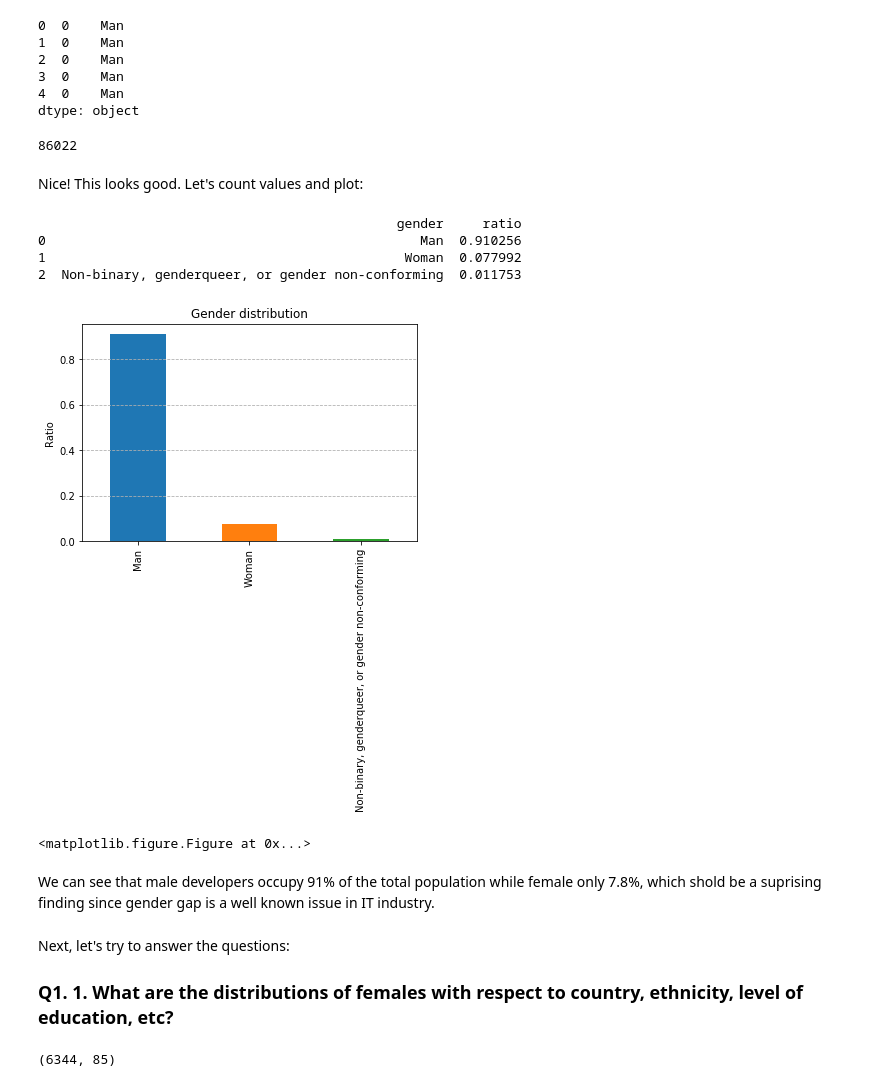
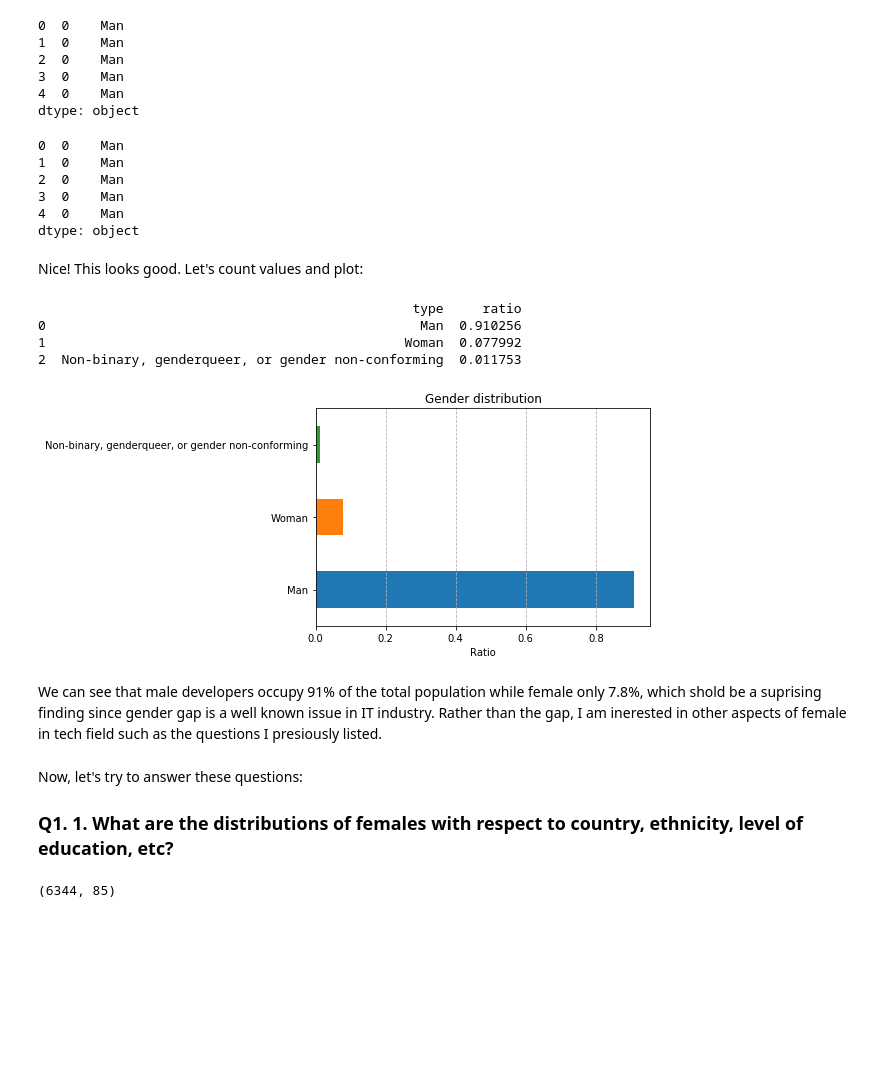
Before and after one commit to Lamasheg/stackoverflow_survey_2019, a Jupyter notebook: stackoverflow_survey.ipynb, the cells around one changed output. Saved outputs shown, nothing was run; the diff lists cells and outputs as text; code cells hidden in the pictures; blank space fills up the shorter version.

Commit message:
Finished 1st question

```diff
--- a/stackoverflow_survey.ipynb
+++ b/stackoverflow_survey.ipynb
@@ -98,40 +88,66 @@ gender_splitted.head()
 3  0    Man
 4  0    Man
 dtype: object
-# %%
-gender_splitted.shape[0]
-# %% [output]
-86022
+# %%
+gender_splitted.head()
+# %% [output]
+0  0    Man
+1  0    Man
+2  0    Man
+3  0    Man
+4  0    Man
+dtype: object
 # %% [markdown]
 Nice! This looks good. Let's count values and plot:
 # %%
-gender_ratio = gender_splitted.value_counts()/gender_splitted.shape[0]
-gender_df = pd.DataFrame(pd.Series(gender_ratio)).reset_index()
-gender_df.columns=['gender','ratio']
+def count_and_plot(s,title):
+    '''
+    INPUT:
+        - s : a pd series (a column sliced from a dataframe) to perform value_count
+        - col - string : the name of the column you would like to know about
+        - title - string : the title of the chart
+    OUTPUT:
+        - vc - number : the count of each attribute in chosen column
+    '''
+    ratio = s.value_counts()/s.shape[0]
+    df = pd.DataFrame(pd.Series(ratio)).reset_index()
+    df.columns = ['type','ratio']
+    print(df.head(10))
+    ratio[:10].plot(kind='barh')
+    plt.title(title)
+    plt.grid(axis='x',linestyle='--')
+    plt.xlabel('Ratio')
+    plt.savefig(title)
 
-gender_count.plot(kind='bar')
-print(gender_df)
-plt.title('Gender distribution')
-plt.grid(axis='y',linestyle='--')
-plt.ylabel('Ratio')
-plt.show()
-plt.savefig('gender')
+# gender_ratio = gender_splitted.value_counts()/gender_splitted.shape[0]
+# gender_df = pd.DataFrame(pd.Series(gender_ratio)).reset_index()
+# gender_df.columns = ['gender','ratio']
+
+# gender_ratio.plot(kind='barh')
+# print(gender_df)
+# plt.title('Gender distribution')
+# plt.grid(axis='x',linestyle='--')
+# plt.xlabel('Ratio')
+# plt.show()
+# plt.savefig('gender')
+
 # fig, ax = plt.subplots()
 # ax.plot(kind = 'bar', x = gender_df['gender'], y = gender_df['ratio'])
 # ax.set(xlabel='gender', ylabel='ratio',
 #        title='Gender distribution')
 # ax.grid()
+
+count_and_plot(gender_splitted, 'Gender distribution' )
 # %% [output]
-                                              gender     ratio
+                                                type     ratio
 0                                                Man  0.910256
 1                                              Woman  0.077992
 2  Non-binary, genderqueer, or gender non-conforming  0.011753
-[figure, old version]
+[figure, new version]
-<matplotlib.figure.Figure at 0x...>
 # %% [markdown]
-We can see that male developers occupy 91% of the total population while female only 7.8%, which shold be a suprising finding since gender gap is a well known issue in IT industry.
+We can see that male developers occupy 91% of the total population while female only 7.8%, which shold be a suprising finding since gender gap is a well known issue in IT industry. Rather than the gap, I am inerested in other aspects of female in tech field such as the questions I presiously listed.
 # %% [markdown]
-Next, let's try to answer the questions:
+Now, let's try to answer these questions:
 ### Q1. 1. What are the distributions of females with respect to country, ethnicity, level of education, etc?
 # %%
 # Choose data related to women
```
Also changed, not shown: parts of 17 cells of this notebook.
